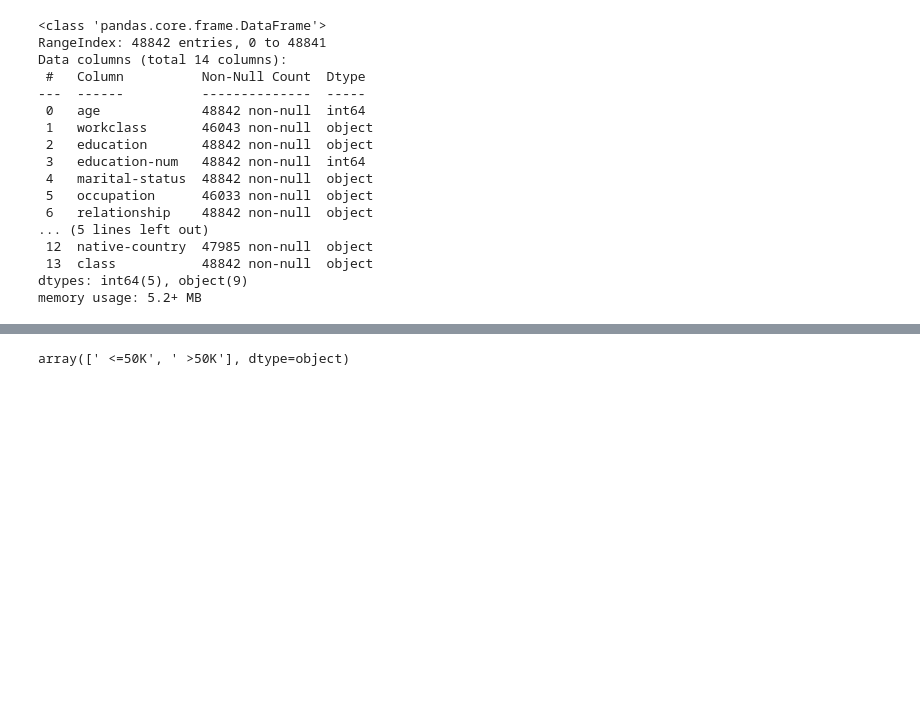
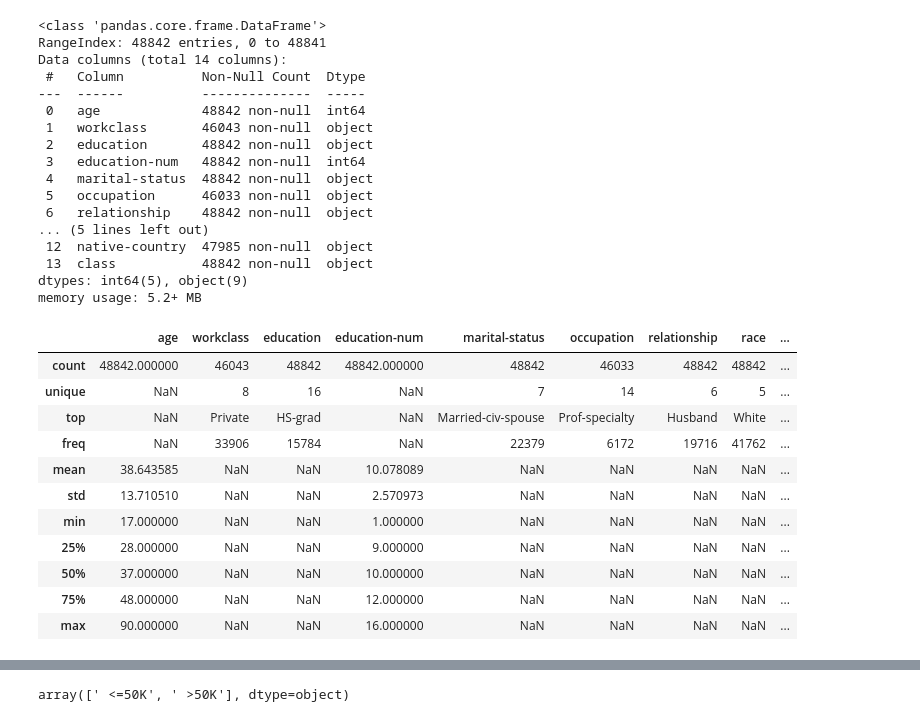
Before and after one commit to namolee/fintech_service, a Jupyter notebook: 06machine_learning/07앙상블모델연습2_연봉데이터.ipynb, the cells around one changed output, grey strips where cells are left out. Cells and saved outputs as stored; diff of their text form; code cells hidden in the pictures; blank space fills up the shorter version.

```diff
--- a/06machine_learning/07앙상블모델연습2_연봉데이터.ipynb
+++ b/06machine_learning/07앙상블모델연습2_연봉데이터.ipynb
@@ -79,3 +72,18 @@ Data columns (total 14 columns):
  13  class           48842 non-null  object
 dtypes: int64(5), object(9)
 memory usage: 5.2+ MB
+# %%
+data.describe(include='all')
+# %% [output]
+|  | age | workclass | education | education-num | marital-status | occupation | relationship | race | ... |
+| count | 48842.000000 | 46043 | 48842 | 48842.000000 | 48842 | 46033 | 48842 | 48842 | ... |
+| unique | NaN | 8 | 16 | NaN | 7 | 14 | 6 | 5 | ... |
+| top | NaN | Private | HS-grad | NaN | Married-civ-spouse | Prof-specialty | Husband | White | ... |
+| freq | NaN | 33906 | 15784 | NaN | 22379 | 6172 | 19716 | 41762 | ... |
+| mean | 38.643585 | NaN | NaN | 10.078089 | NaN | NaN | NaN | NaN | ... |
+| std | 13.710510 | NaN | NaN | 2.570973 | NaN | NaN | NaN | NaN | ... |
+| min | 17.000000 | NaN | NaN | 1.000000 | NaN | NaN | NaN | NaN | ... |
+| 25% | 28.000000 | NaN | NaN | 9.000000 | NaN | NaN | NaN | NaN | ... |
+| 50% | 37.000000 | NaN | NaN | 10.000000 | NaN | NaN | NaN | NaN | ... |
+| 75% | 48.000000 | NaN | NaN | 12.000000 | NaN | NaN | NaN | NaN | ... |
+| max | 90.000000 | NaN | NaN | 16.000000 | NaN | NaN | NaN | NaN | ... |
```
Also changed, not shown: parts of 25 cells of this notebook, 1 other file.
